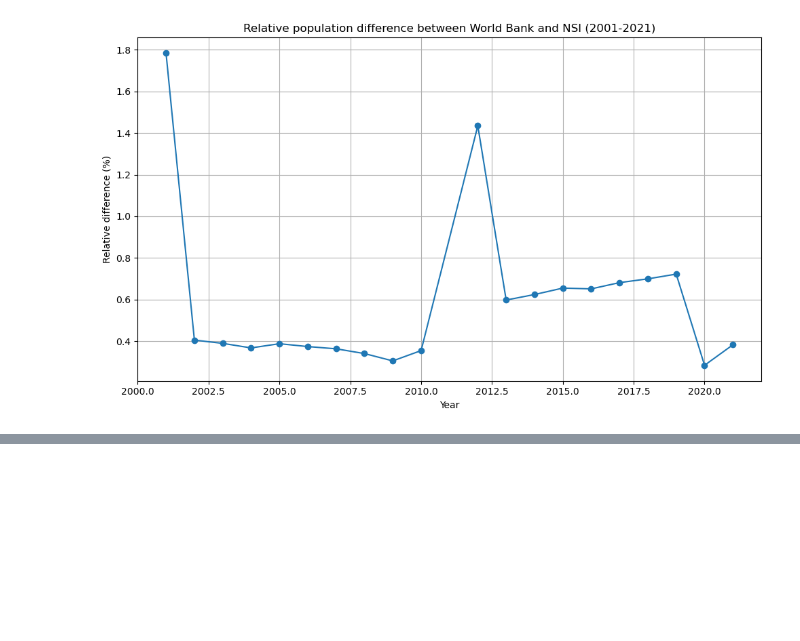
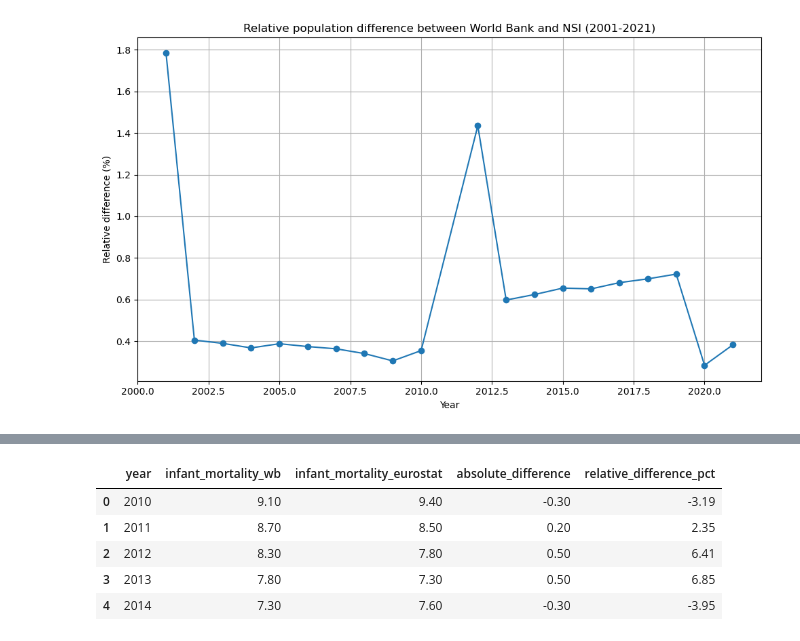
Before and after one commit to AleksM654/bulgaria-before-after-1989, a Jupyter notebook: notebooks/01_data_inspection_and_cleaning.ipynb, the cells around one changed output, grey strips where cells are left out. Saved outputs shown, nothing was run; the diff lists cells and outputs as text; code cells hidden in the pictures; blank space fills up the shorter version.

```diff
--- a/notebooks/01_data_inspection_and_cleaning.ipynb
+++ b/notebooks/01_data_inspection_and_cleaning.ipynb
@@ -832,0 +907,7 @@ The average absolute difference is around 42,670 people, while the average relat
+# %%
+infant_mortality_eurostat_clean["year"] = pd.to_numeric(infant_mortality_eurostat_clean["year"])
+infant_mortality_eurostat_clean["infant_mortality_eurostat"] = pd.to_numeric(
+    infant_mortality_eurostat_clean["infant_mortality_eurostat"]
+)
+
+infant_mortality_eurostat_clean.dtypes
@@ -832,0 +935,8 @@ The average absolute difference is around 42,670 people, while the average relat
+# %%
+# select the World Bank infant mortality series for later comparison with Eurostat
+wb_infant_mortality = wb_transposed[["year", "infant_mortality"]].copy()
+wb_infant_mortality = wb_infant_mortality.rename(
+    columns={"infant_mortality": "infant_mortality_wb"}
+)
+
+wb_infant_mortality.head()
@@ -832,0 +957,10 @@ The average absolute difference is around 42,670 people, while the average relat
+# %%
+# merge the World Bank and Eurostat infant mortality tables by overlapping years
+infant_mortality_comparison = pd.merge(
+    wb_infant_mortality,
+    infant_mortality_eurostat_clean,
+    on="year",
+    how="inner"
+)
+
+infant_mortality_comparison.head()
@@ -832,0 +974,20 @@ The average absolute difference is around 42,670 people, while the average relat
+# %%
+# calculate absolute and relative differences between the World Bank and Eurostat infant mortality series
+infant_mortality_comparison["absolute_difference"] = (
+    infant_mortality_comparison["infant_mortality_wb"]
+    - infant_mortality_comparison["infant_mortality_eurostat"]
+)
+
+infant_mortality_comparison["relative_difference_pct"] = (
+    infant_mortality_comparison["absolute_difference"]
+    / infant_mortality_comparison["infant_mortality_eurostat"]
+) * 100
+
+infant_mortality_comparison.head()
+# %% [output]
+|  | year | infant_mortality_wb | infant_mortality_eurostat | absolute_difference | relative_difference_pct |
+| 0 | 2010 | 9.10 | 9.40 | -0.30 | -3.19 |
+| 1 | 2011 | 8.70 | 8.50 | 0.20 | 2.35 |
+| 2 | 2012 | 8.30 | 7.80 | 0.50 | 6.41 |
+| 3 | 2013 | 7.80 | 7.30 | 0.50 | 6.85 |
+| 4 | 2014 | 7.30 | 7.60 | -0.30 | -3.95 |
```
Also changed, not shown: parts of 20 cells of this notebook, 3 other files.
